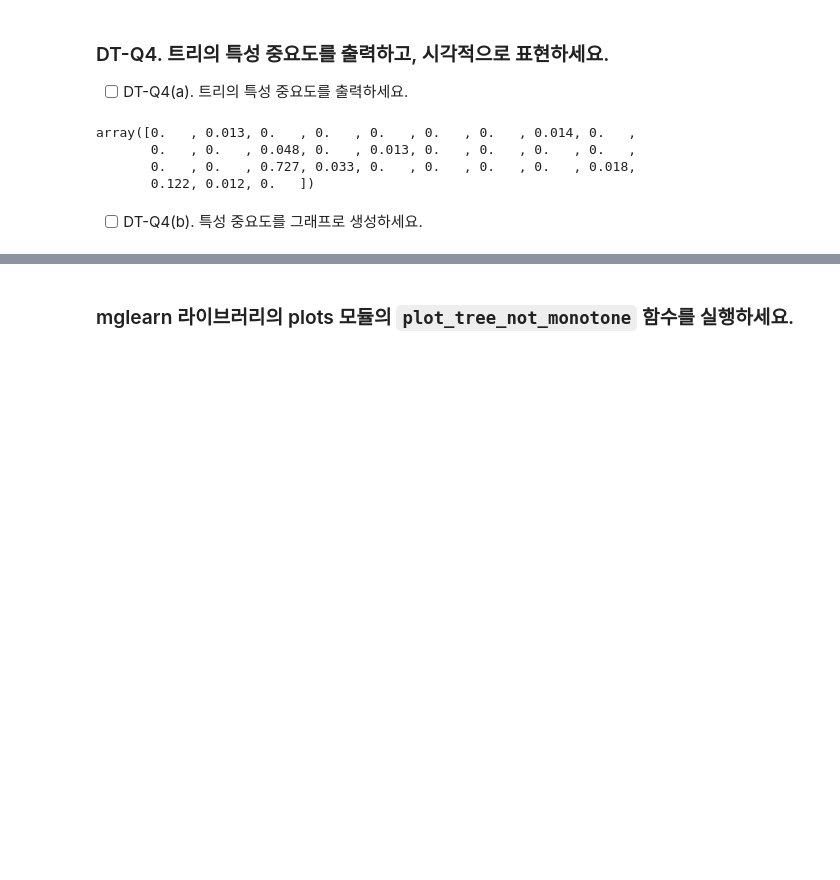
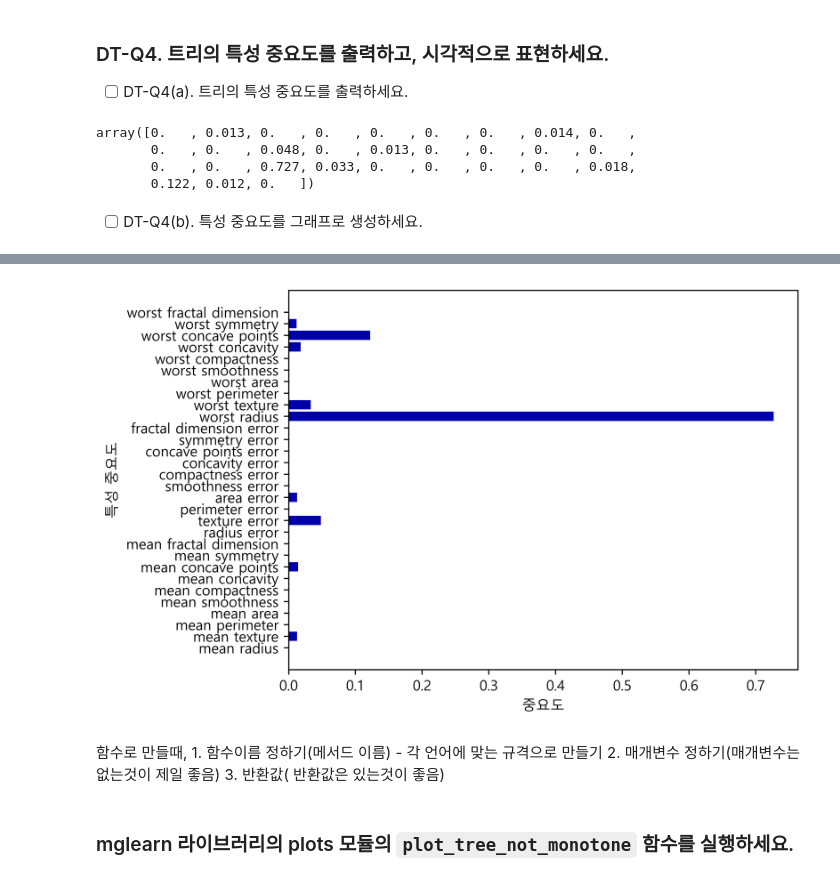
Before and after one commit to jinwook525/meachinlearning, a Jupyter notebook: 02_supervised-learning(b).ipynb, the cells around one changed output, grey strips where cells are left out. Drawn from its saved outputs; the diff is of its cells as text; code cells hidden in the pictures; blank space fills up the shorter version.

```diff
--- a/02_supervised-learning(b).ipynb
+++ b/02_supervised-learning(b).ipynb
@@ -126,2 +125,18 @@ array([0.   , 0.013, 0.   , 0.   , 0.   , 0.   , 0.   , 0.014, 0.   ,
+# %%
+def plot_feature_importances(model):
+      n_features = len(model.feature_importances_)
+      plt.barh(np.arange(n_features), model.feature_importances_)
+      plt.yticks(np.arange(n_features), cancer.feature_names)
+      plt.ylabel("특성 중요도")
+      plt.xlabel("중요도")
+      plt.show()
+
+plot_feature_importances(dt)
+# %% [output]
+[figure, added]
+# %% [markdown]
+함수로 만들때, 1. 함수이름 정하기(메서드 이름) - 각 언어에 맞는 규격으로 만들기
+              2. 매개변수 정하기(매개변수는 없는것이 제일 좋음)
+              3. 반환값( 반환값은 있는것이 좋음)
 # %% [markdown]
 ### mglearn 라이브러리의 plots 모듈의 `plot_tree_not_monotone` 함수를 실행하세요.
```
Also changed, not shown: parts of 9 cells of this notebook, 9 other files.
